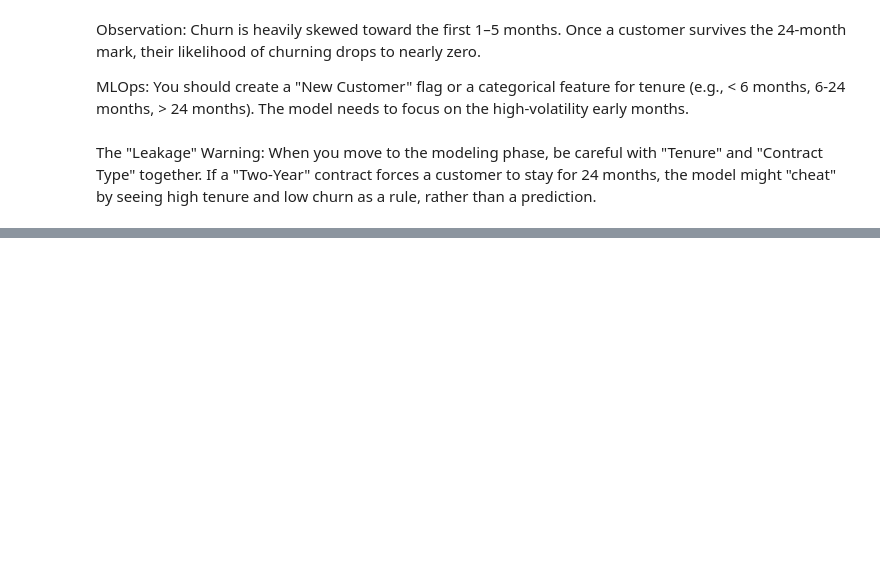
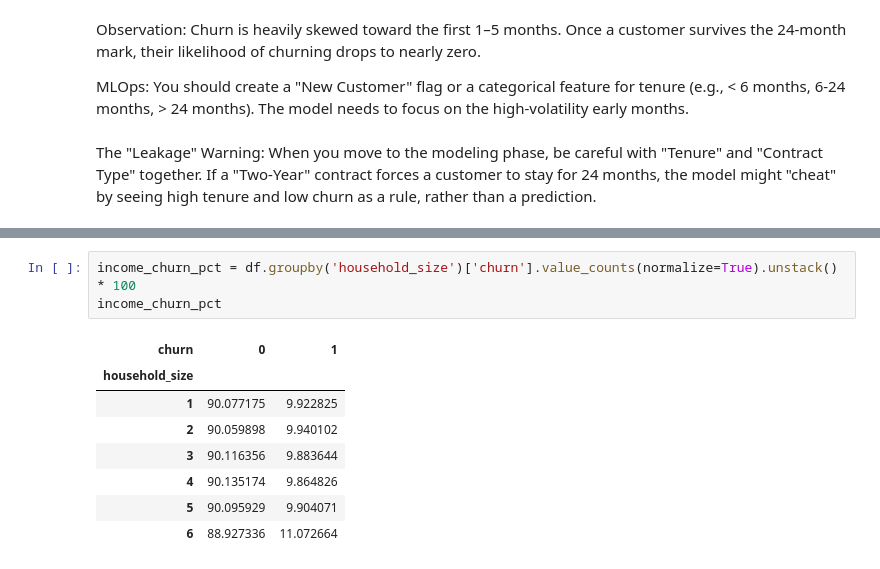
Before and after one commit to WXUXIN/BT4301-Project-Group-10, a Jupyter notebook: dataops/churn_eda.ipynb, the cells around one changed output, grey strips where cells are left out. Saved outputs shown, nothing was run; the diff lists cells and outputs as text; blank space fills up the shorter version.

```diff
--- a/dataops/churn_eda.ipynb
+++ b/dataops/churn_eda.ipynb
@@ -145,0 +233,12 @@ The "Leakage" Warning: When you move to the modeling phase, be careful with "Ten
+# %%
+income_churn_pct = df.groupby('household_size')['churn'].value_counts(normalize=True).unstack() * 100
+income_churn_pct
+# %% [output]
+| churn | 0 | 1 |
+| household_size |  |  |
+| 1 | 90.077175 | 9.922825 |
+| 2 | 90.059898 | 9.940102 |
+| 3 | 90.116356 | 9.883644 |
+| 4 | 90.135174 | 9.864826 |
+| 5 | 90.095929 | 9.904071 |
+| 6 | 88.927336 | 11.072664 |
```
Also changed, not shown: parts of 10 cells of this notebook, 1 other file.
